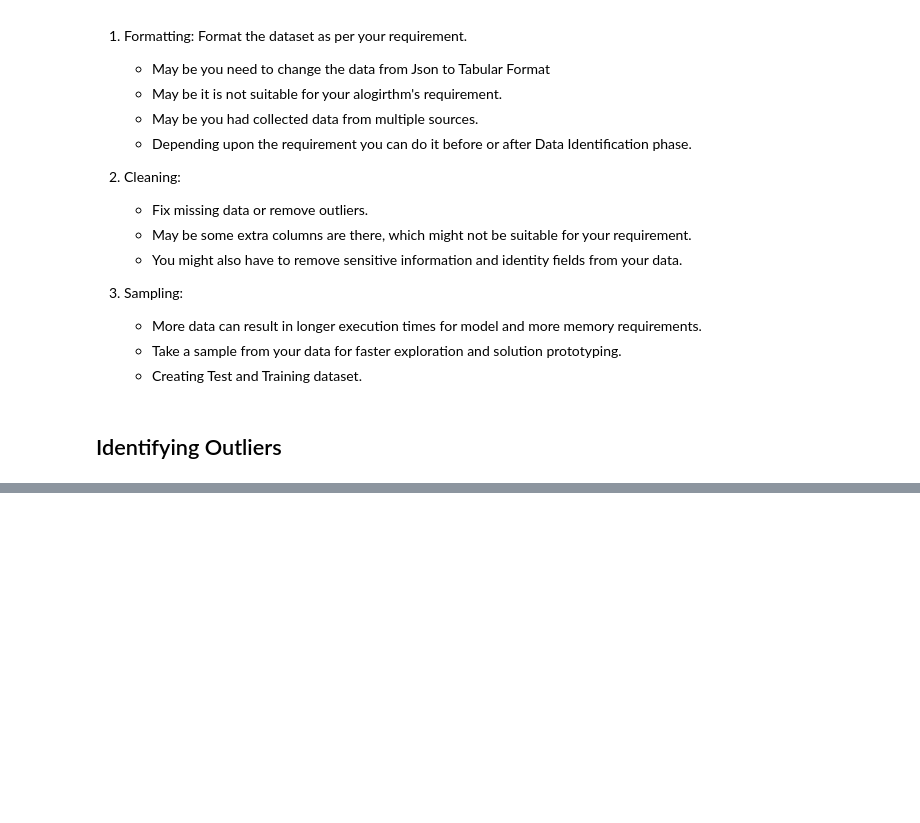
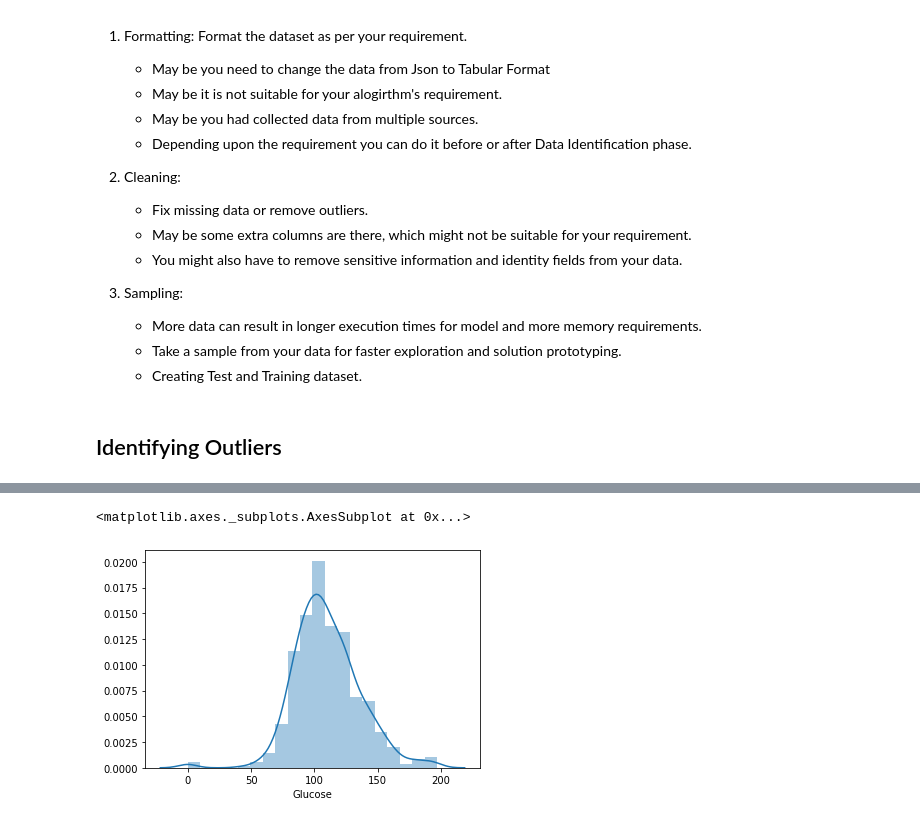
Before and after one commit to ikhurana/code-asylums, a Jupyter notebook: CA-SS1/Basics/Basics-2 Data Preparation.ipynb, the cells around one changed output, grey strips where cells are left out. Cells and saved outputs as stored; diff of their text form; code cells hidden in the pictures; blank space fills up the shorter version.

```diff
--- a/CA-SS1/Basics/Basics-2 Data Preparation.ipynb
+++ b/CA-SS1/Basics/Basics-2 Data Preparation.ipynb
@@ -64,0 +154,5 @@ sns.heatmap(corr, annot=True, square = True)
+# %%
+sns.distplot(dataset.Glucose[dataset['Outcome']==0], bins = 20)
+# %% [output]
+<matplotlib.axes._subplots.AxesSubplot at 0x...>
+[figure, added]
```
Also changed, not shown: parts of 16 cells of this notebook.
